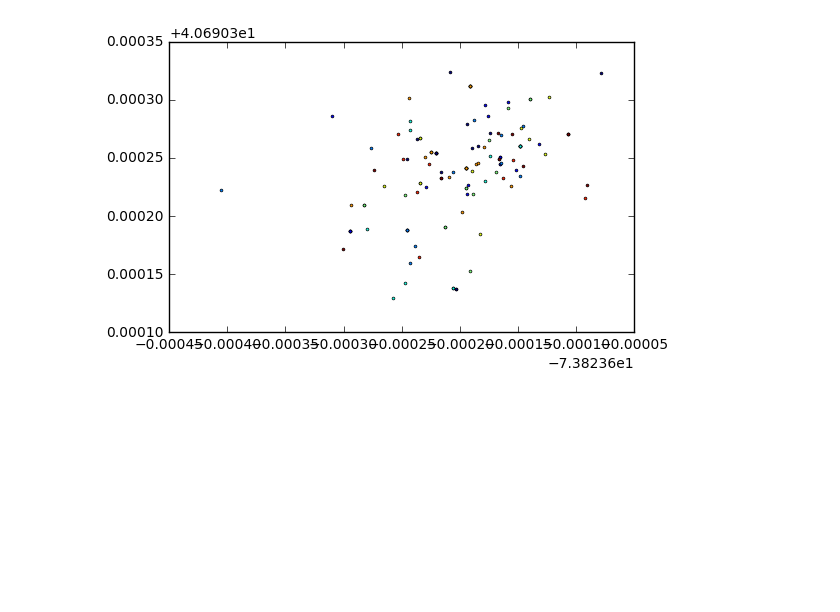
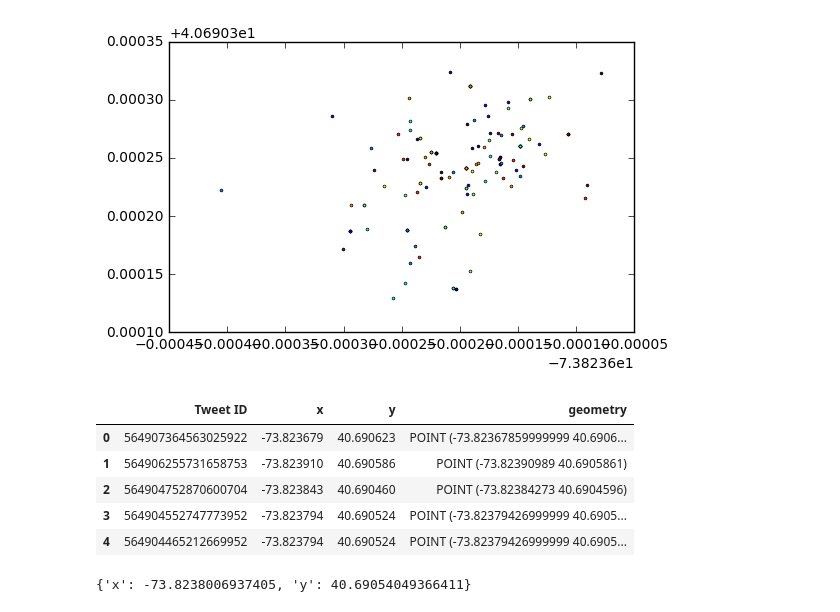
Before and after one commit to Alan-F/USI-Impact-L-Train-Shutdown, a Jupyter notebook: gettingHomeAddresss.ipynb, the cells around one changed output. Drawn from its saved outputs; the diff is of its cells as text; code cells hidden in the pictures; blank space fills up the shorter version.

Commit message:
final house coordinates in dictionary

```diff
--- a/gettingHomeAddresss.ipynb
+++ b/gettingHomeAddresss.ipynb
@@ -120,3 +120,12 @@ toSave.plot()
 gpd.GeoDataFrame.to_file(toSave,'shapes/mrNaasir.shp')
 # %% [output]
 [figure]
+# %%
+toSave.head()
+# %% [output]
+|  | Tweet ID | x | y | geometry |
+| 0 | 564907364563025922 | -73.823679 | 40.690623 | POINT (-73.82367859999999 40.6906... |
+| 1 | 564906255731658753 | -73.823910 | 40.690586 | POINT (-73.82390989 40.6905861) |
+| 2 | 564904752870600704 | -73.823843 | 40.690460 | POINT (-73.82384273 40.6904596) |
+| 3 | 564904552747773952 | -73.823794 | 40.690524 | POINT (-73.82379426999999 40.6905... |
+| 4 | 564904465212669952 | -73.823794 | 40.690524 | POINT (-73.82379426999999 40.6905... |
@@ -122,0 +134,4 @@ gpd.GeoDataFrame.to_file(toSave,'shapes/mrNaasir.shp')
+# %%
+house
+# %% [output]
+{'x': -73.8238006937405, 'y': 40.69054049366411}
```
Also changed, not shown: parts of 1 cell of this notebook.
